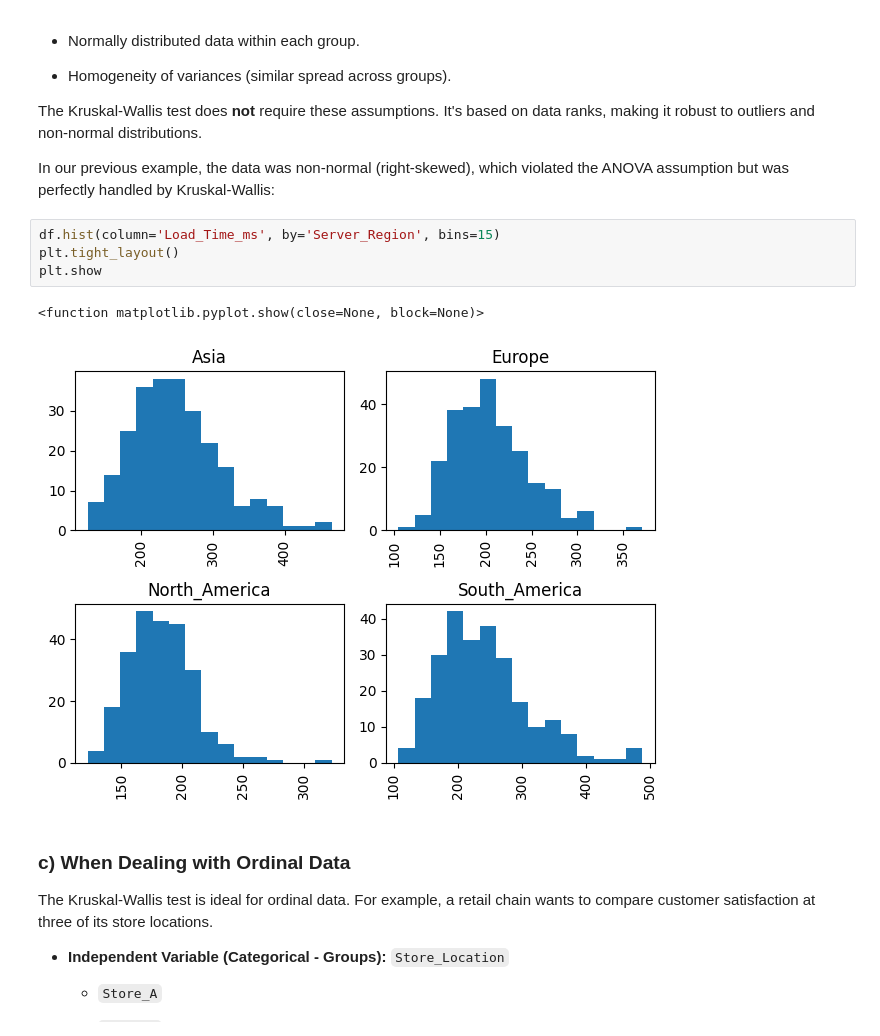
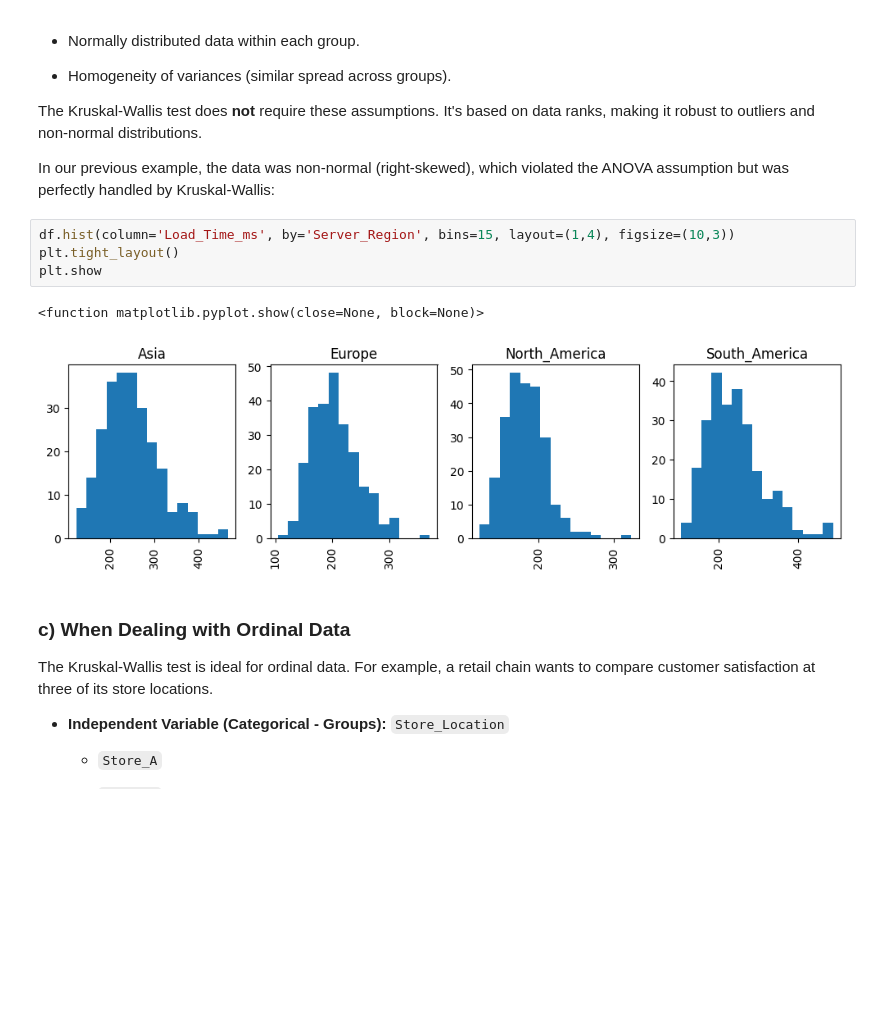
Before and after one commit to jantohidalca/LinkedIn-Guides, a Jupyter notebook: 2025/Sep - Dec/02 kruskal-wallis_test.ipynb, the cells around one changed output. Cells and saved outputs as stored; diff of their text form; blank space fills up the shorter version.

```diff
--- a/2025/Sep - Dec/02 kruskal-wallis_test.ipynb
+++ b/2025/Sep - Dec/02 kruskal-wallis_test.ipynb
@@ -200,12 +200,12 @@ The Kruskal-Wallis test does **not** require these assumptions. It's based on da
 
 In our previous example, the data was non-normal (right-skewed), which violated the ANOVA assumption but was perfectly handled by Kruskal-Wallis:
 # %%
-df.hist(column='Load_Time_ms', by='Server_Region', bins=15)
+df.hist(column='Load_Time_ms', by='Server_Region', bins=15, layout=(1,4), figsize=(10,3))
 plt.tight_layout()
 plt.show
 # %% [output]
 <function matplotlib.pyplot.show(close=None, block=None)>
-[figure, old version]
+[figure, new version]
 # %% [markdown]
 ### **c) When Dealing with Ordinal Data**
 
```
Also changed, not shown: parts of 3 cells of this notebook, 1 other file.
